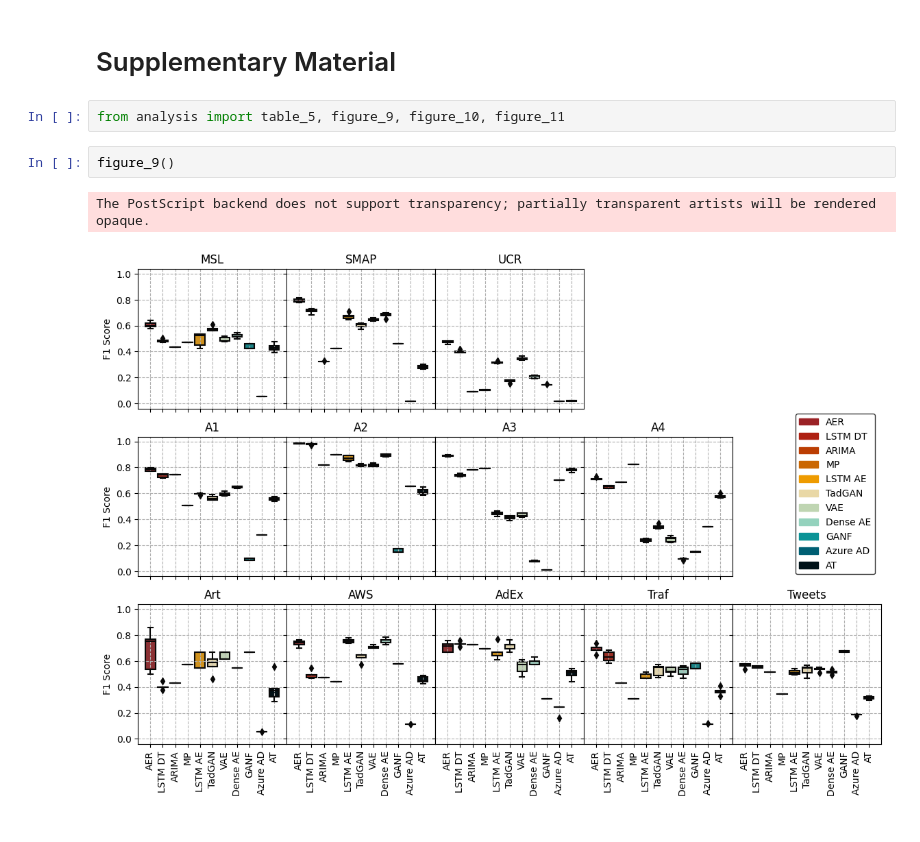
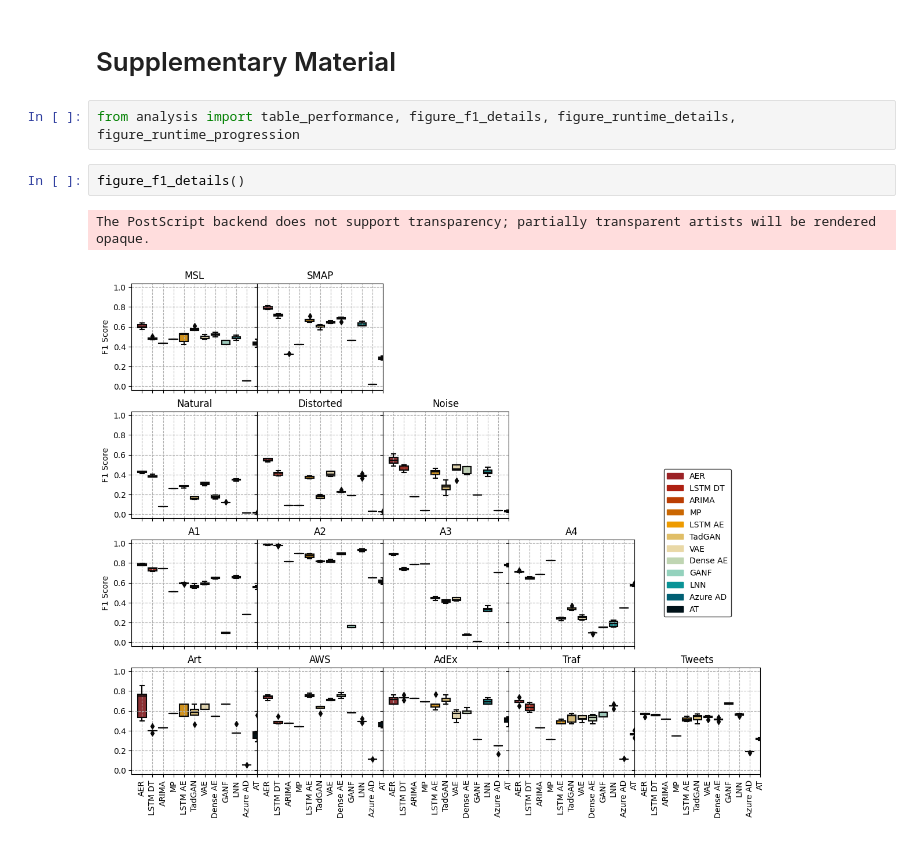
Before and after one commit to sarahmish/orionbench-paper, a Jupyter notebook: Figures & Tables.ipynb, the cells around one changed output. Cells and saved outputs as stored; diff of their text form.

```diff
--- a/Figures & Tables.ipynb
+++ b/Figures & Tables.ipynb
@@ -40,10 +56,10 @@ The PostScript backend does not support transparency; partially transparent arti
 # %% [markdown]
 # Supplementary Material
 # %%
-from analysis import table_5, figure_9, figure_10, figure_11
+from analysis import table_performance, figure_f1_details, figure_runtime_details, figure_runtime_progression
 # %%
-figure_9()
+figure_f1_details()
 # %% [output]
 The PostScript backend does not support transparency; partially transparent artists will be rendered opaque.
-[figure, old version]
+[figure, new version]
 # %%
```
Also changed, not shown: parts of 9 cells of this notebook, 24 other files.
